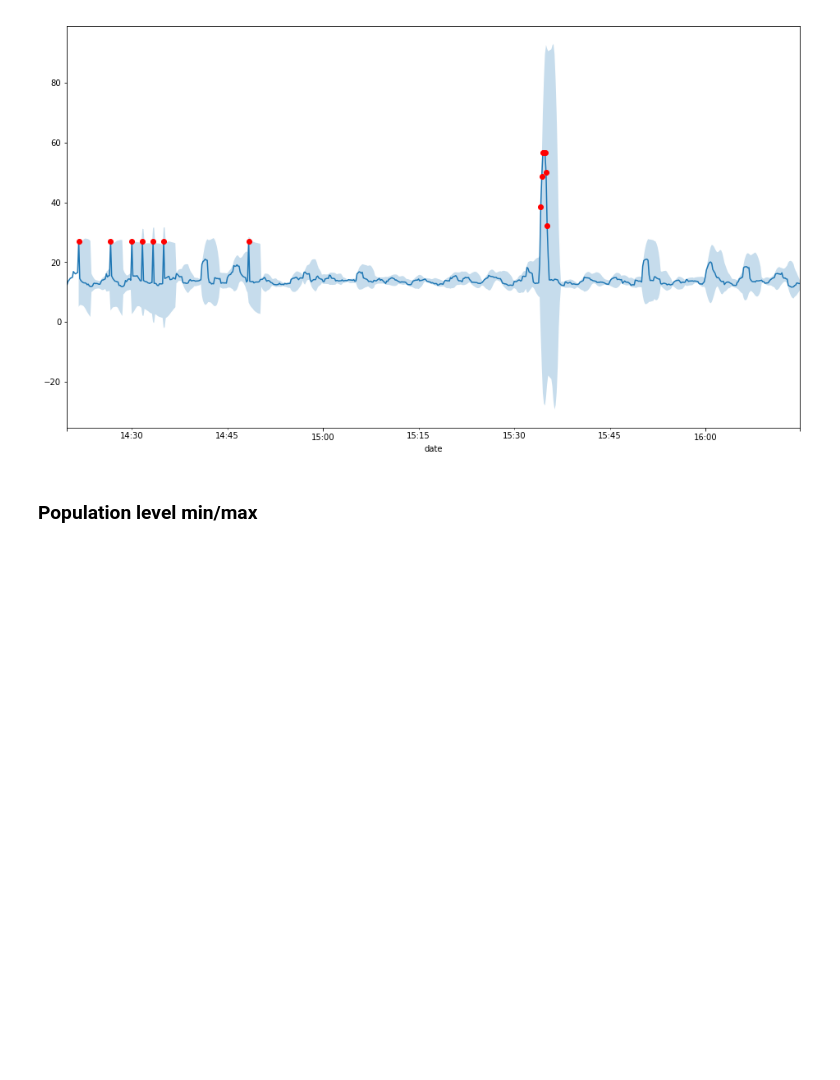
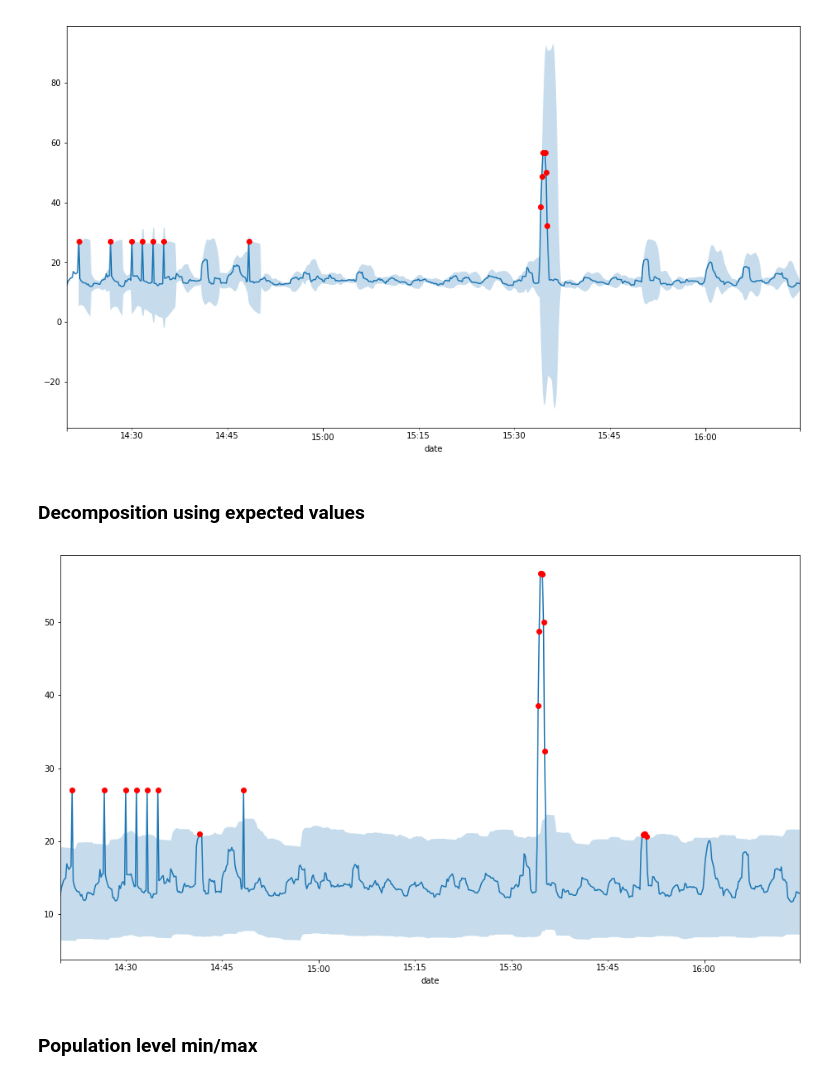
Before and after one commit to mbeale/time_series, a Jupyter notebook: Anomaly Detection.ipynb, the cells around one changed output. Cells and saved outputs as stored; diff of their text form; code cells hidden in the pictures; blank space fills up the shorter version.

```diff
--- a/Anomaly Detection.ipynb
+++ b/Anomaly Detection.ipynb
@@ -335,6 +335,44 @@ if len(outliers > 0):
     outliers.plot(color='red',linestyle='none', marker='o', ax=ax)
 # %% [output]
 [figure]
+# %% [markdown]
+### Decomposition using expected values
+# %%
+from pandas.core.nanops import nanmean as pd_nanmean
+#air = pd.read_csv('data/international-airline-passengers.csv', header=0, index_col=0, parse_dates=[0])
+df = pd.read_csv('data/response_times.csv', index_col=0, parse_dates=True).iloc[:6*60*2]
+fig = plt.figure(1, figsize=(16, 9))
+ax = fig.add_subplot(111)
+
+#add some outliers
+df['value'].iloc[[200,90, 120, 40, 70, 100, 110, 120]] = 27
+
+freq = 6*5
+trend = df.rolling(freq).median()
+period_averages = np.array([pd_nanmean(trend[i::freq]) for i in range(freq)])
+period_averages -= np.mean(period_averages)
+nobs = len(df)
+seasonal = np.tile(period_averages, nobs // freq + 1)[:nobs]
+resids = df['value'] - trend['value'] - seasonal
+
+# recompose the original series
+#recompose = trend['value'] * seasonal * resids
+recompose = pd.DataFrame({'value': trend['value'] + seasonal + resids}, index=trend.index)
+
+# create the bounds through expected value
+recompose['lower_bounds'] = (trend['value'] + seasonal) * 0.50
+recompose['upper_bounds'] = (trend['value'] + seasonal) * 1.50
+
+
+# plot the series
+recompose['value'].dropna().plot(ax=ax)
+# fill the boundaries
+ax.fill_between(recompose.index, recompose['lower_bounds'], recompose['upper_bounds'], alpha=.25)
+outliers = recompose[(recompose['value'] > recompose['upper_bounds']) | (recompose['value'] < recompose['lower_bounds'])]['value'].dropna()
+if len(outliers > 0):
+    outliers.plot(color='red',linestyle='none', marker='o', ax=ax)
+# %% [output]
+[figure, added]
 # %% [markdown]
 ### Population level min/max
 # %%
```
Also changed, not shown: parts of 10 cells of this notebook, 1 other file.
